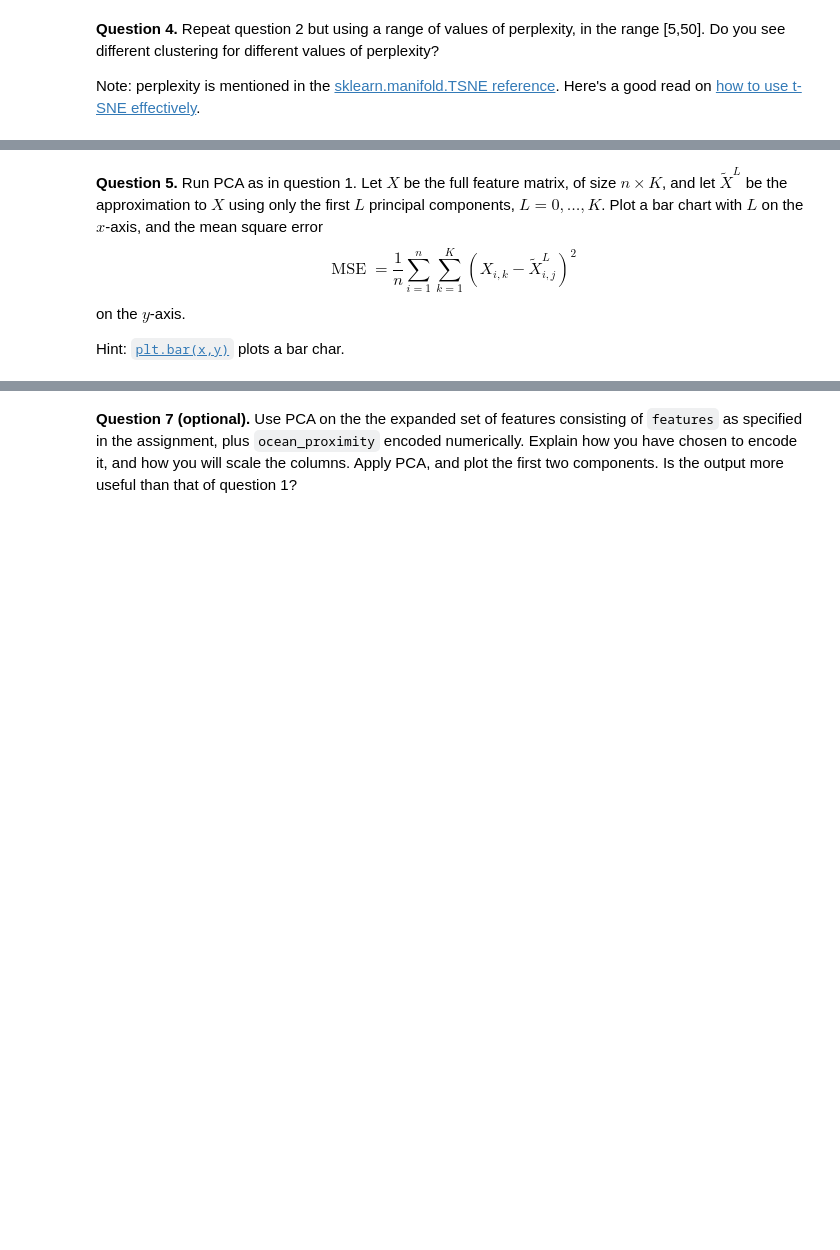
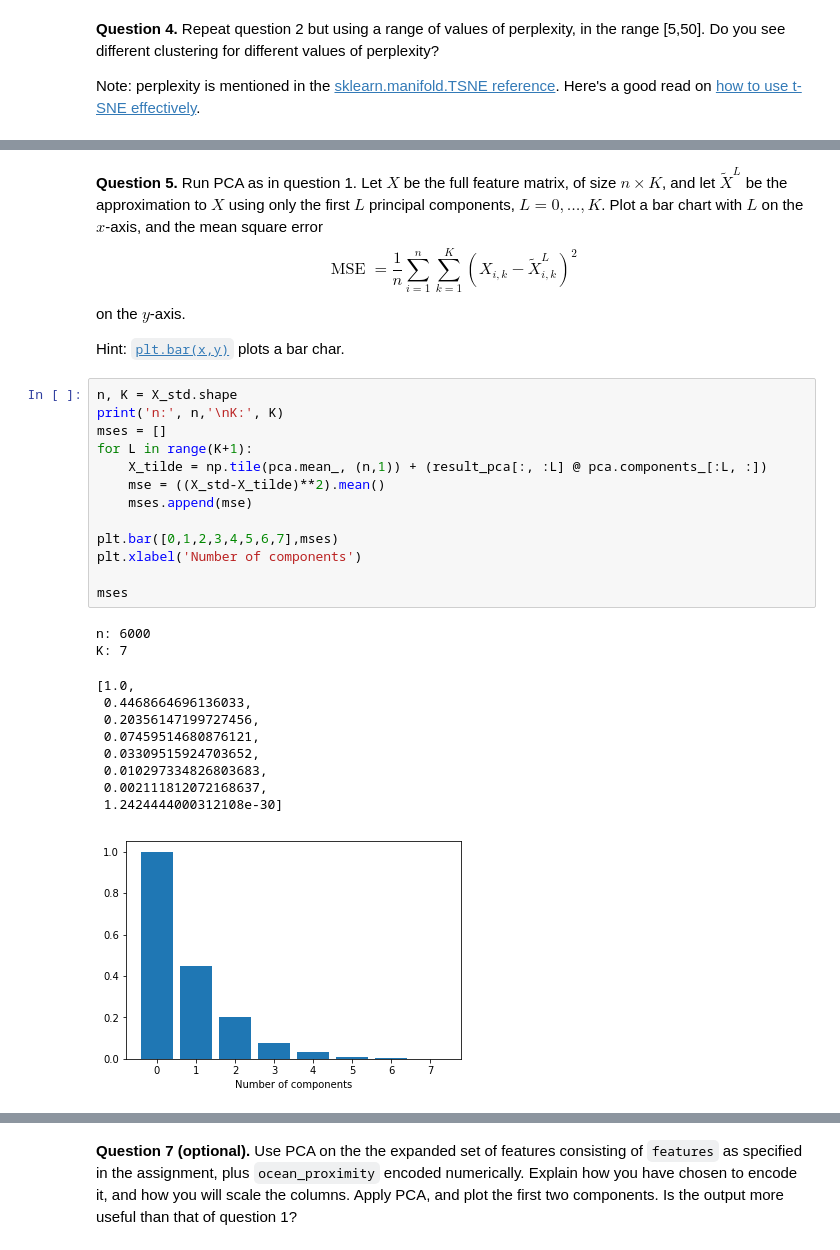
Before and after one commit to dks28/cl-datasci-pnp, a Jupyter notebook: DSPNP_practical4/practical.ipynb, the cells around one changed output, grey strips where cells are left out. Cells and saved outputs as stored; diff of their text form; blank space fills up the shorter version.

```diff
--- a/DSPNP_practical4/practical.ipynb
+++ b/DSPNP_practical4/practical.ipynb
@@ -250,10 +386,35 @@ Note: perplexity is mentioned in the [sklearn.manifold.TSNE reference](https://s
 # %% [markdown]
 **Question 5.** Run PCA as in question 1. Let $X$ be the full feature matrix, of size $n\times K$, and let $\tilde{X}^L$ be the approximation to $X$ using only the first $L$ principal components, $L=0,\dots,K$. Plot a bar chart with $L$ on the $x$-axis, and the mean square error
 $$
-\operatorname{MSE} = \frac{1}{n}\sum_{i=1}^n \sum_{k=1}^K(X_{i,k}-\tilde{X}^L_{i,j})^2
+\operatorname{MSE} = \frac{1}{n}\sum_{i=1}^n \sum_{k=1}^K(X_{i,k}-\tilde{X}^L_{i,k})^2
 $$ on the $y$-axis.
 
 Hint: [`plt.bar(x,y)`](https://matplotlib.org/api/_as_gen/matplotlib.pyplot.bar.html) plots a bar char.
+# %%
+n, K = X_std.shape
+print('n:', n,'\nK:', K)
+mses = []
+for L in range(K+1):
+    X_tilde = np.tile(pca.mean_, (n,1)) + (result_pca[:, :L] @ pca.components_[:L, :])
+    mse = ((X_std-X_tilde)**2).mean()
+    mses.append(mse)
+
+plt.bar([0,1,2,3,4,5,6,7],mses)
+plt.xlabel('Number of components')
+
+mses
+# %% [output]
+n: 6000
+K: 7
+[1.0,
+ 0.4468664696136033,
+ 0.20356147199727456,
+ 0.07459514680876121,
+ 0.03309515924703652,
+ 0.010297334826803683,
+ 0.002111812072168637,
+ 1.2424444000312108e-30]
+[figure, added]
 # %% [markdown]
 **Question 6.** We'd like to decide how many components to use with PCA.
 The number of components to use, call it $L$, is a hyperparameter, and the usual way to choose a hyperparameter is by cross validation.
```
Also changed, not shown: parts of 14 cells of this notebook.
